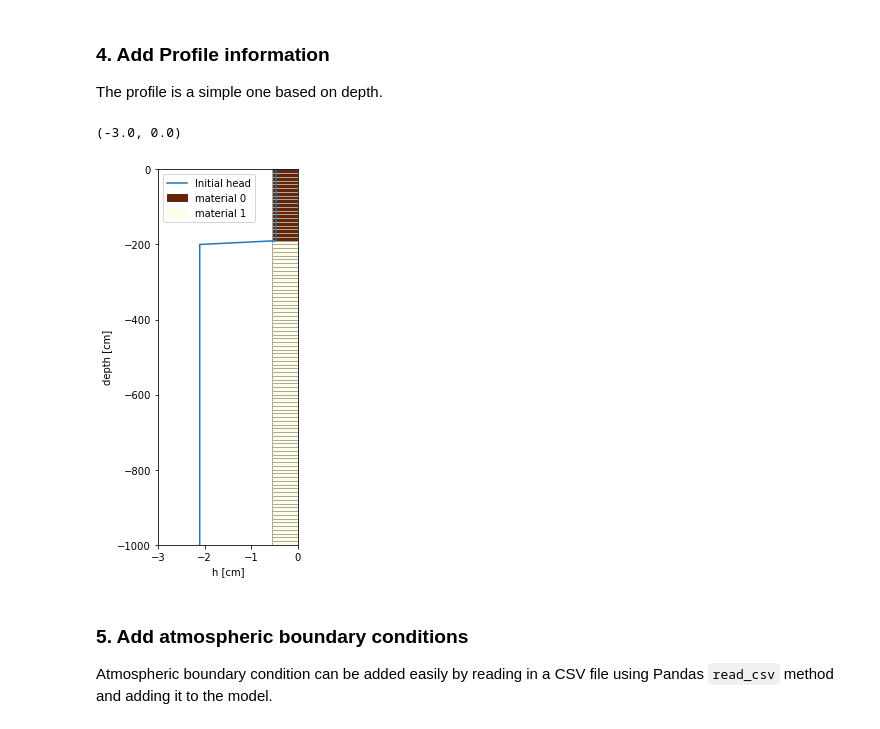
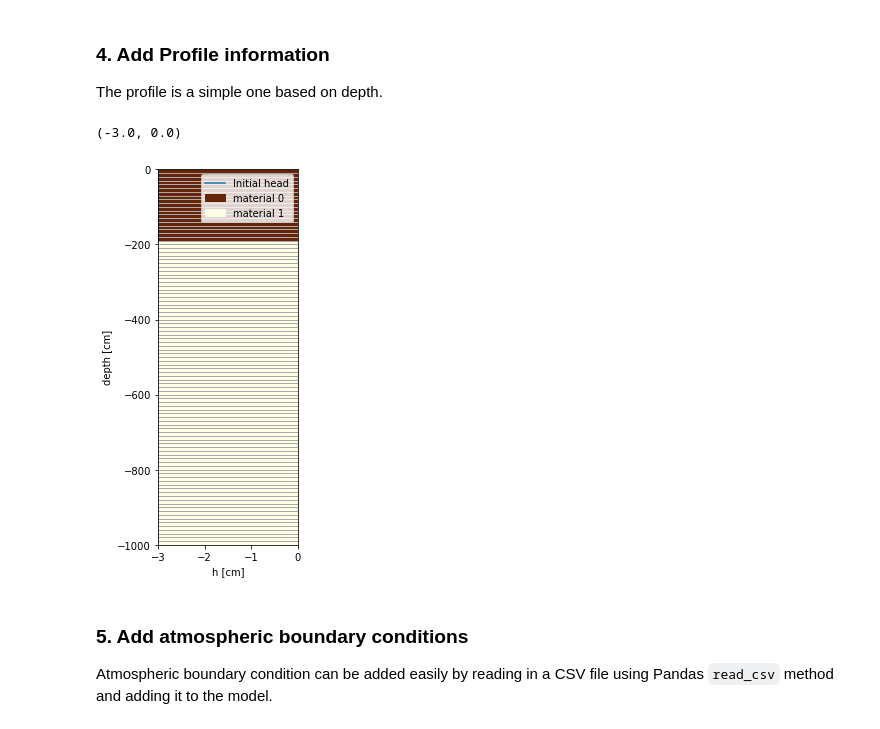
Before and after one commit to cmtso/phydrus_geophy, a Jupyter notebook: phydrus_geophys_ex1.ipynb, the cells around one changed output. Cells and saved outputs as stored; diff of their text form; code cells hidden in the pictures.

```diff
--- a/phydrus_geophys_ex1.ipynb
+++ b/phydrus_geophys_ex1.ipynb
@@ -155,21 +156,21 @@ The profile is a simple one based on depth.
 # %%
 def z_loop(z, z1):
     if z > z1:
-        return -0.4629
+        return -0.4629*100
     else:
-        return -2.105
+        return -2.105*100
 
 bottom = [-2*100, -10*100]  # Depth of the soil column, need to adjust bottom of first layer with dx
 
 profile = ps.create_profile(bot=bottom, dx=10, mat=[1,2])
 profile["h"] = profile.apply(lambda row: z_loop(row["x"], -2*100), axis=1)
 #profile["Beta"] = profile.apply(lambda row: z_loop(row["x"]), axis=1)
 ml.add_profile(profile)
 ml.plots.profile(figsize=(3,6))
 plt.xlim([-3.0,0])
 # %% [output]
 (-3.0, 0.0)
-[figure, old version]
+[figure, new version]
 # %% [markdown]
 ### 5. Add atmospheric boundary conditions
 Atmospheric boundary condition can be added easily by reading in a CSV file using Pandas `read_csv` method and adding it to the model.
```
Also changed, not shown: parts of 12 cells of this notebook.
